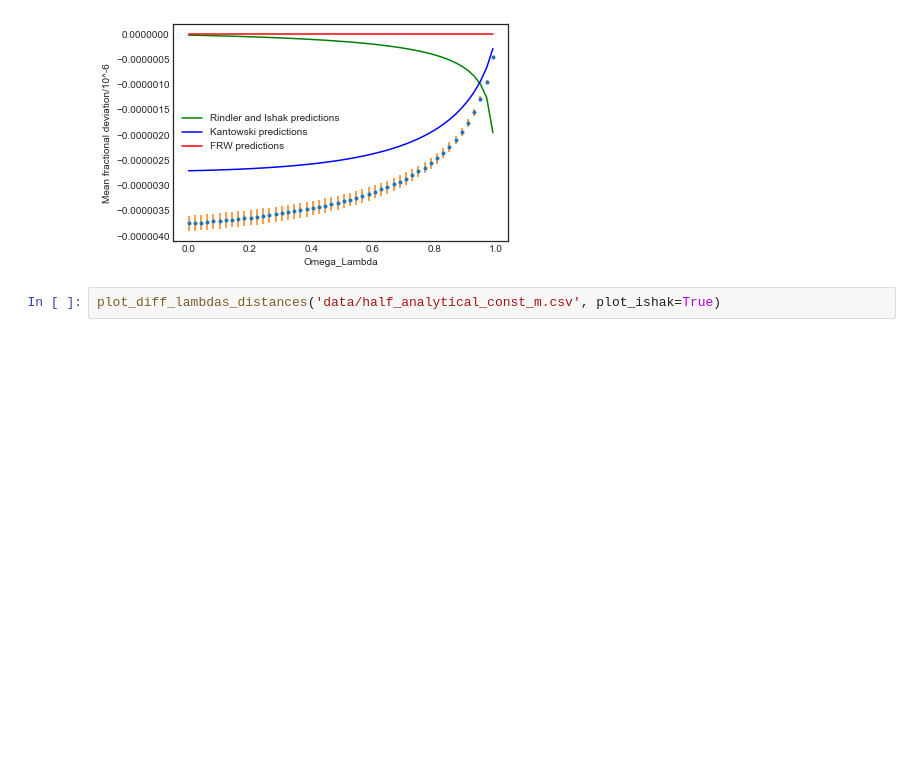
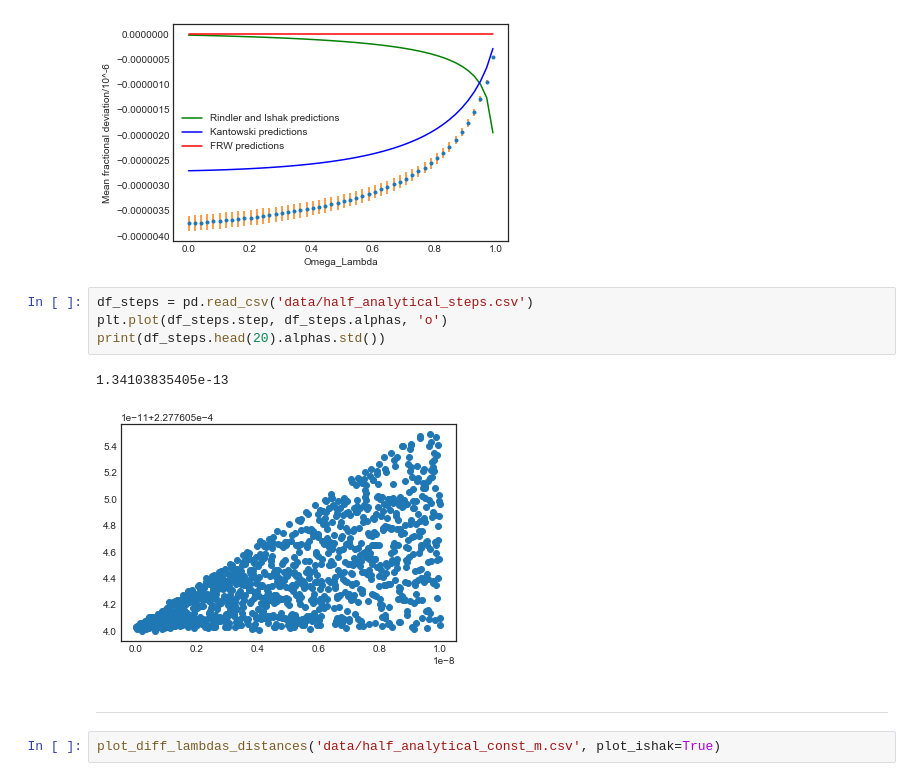
Before and after one commit to lingxz/lightbending, a Jupyter notebook: diff_lambdas_new.ipynb, the cells around one changed output. Saved outputs shown, nothing was run; the diff lists cells and outputs as text; blank space fills up the shorter version.

```diff
--- a/diff_lambdas_new.ipynb
+++ b/diff_lambdas_new.ipynb
@@ -167,6 +177,15 @@ from util import plot_alphas
 plot_alphas('data/half_analytical_const_lensz.csv', plot_ishak=True, plot_kantowski=True)
 # %% [output]
 [figure]
+# %%
+df_steps = pd.read_csv('data/half_analytical_steps.csv')
+plt.plot(df_steps.step, df_steps.alphas, 'o')
+print(df_steps.head(20).alphas.std())
+# %% [output]
+1.34103835405e-13
+[figure, added]
+# %% [markdown]
+---
 # %%
 plot_diff_lambdas_distances('data/half_analytical_const_m.csv', plot_ishak=True)
 # %% [output]
```
Also changed, not shown: parts of 6 cells of this notebook, 18 other files.
